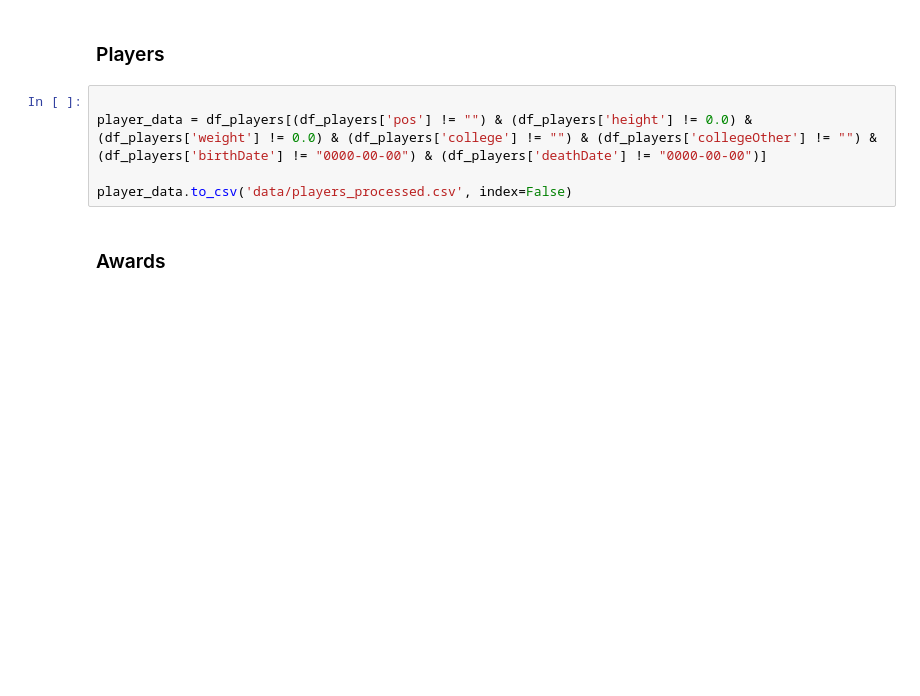
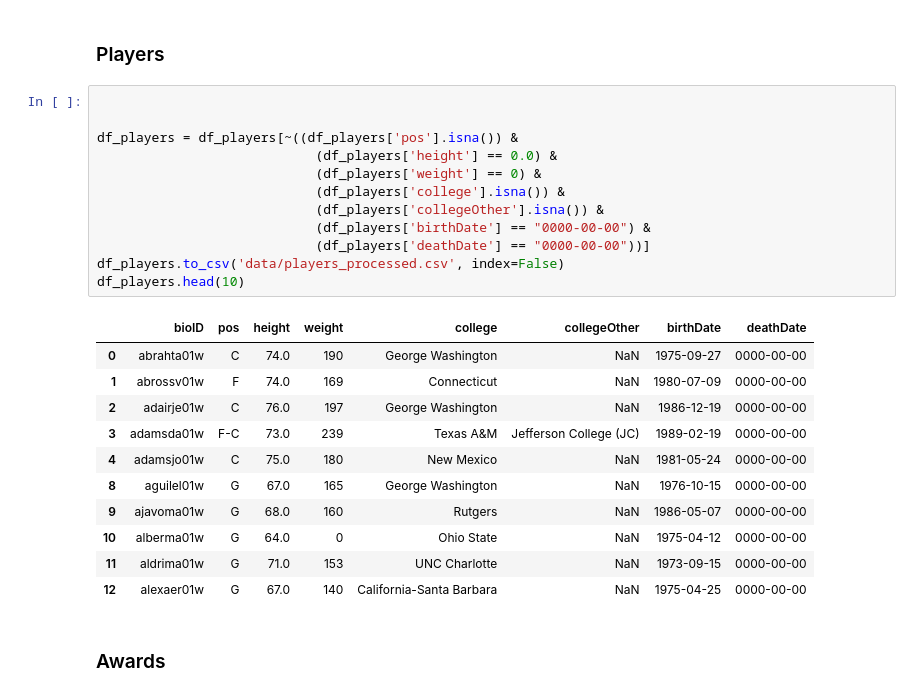
Before and after one commit to Joanaigs/Predict-WNBA-Winners-AC-66, a Jupyter notebook: data_preparation.ipynb, the cells around one changed output. Cells and saved outputs as stored; diff of their text form; blank space fills up the shorter version.

```diff
--- a/data_preparation.ipynb
+++ b/data_preparation.ipynb
@@ -206,9 +209,28 @@ agg_coaches_df.to_csv('data/coaches_processed.csv', index=False)
 ### Players
 # %%
 
-player_data = df_players[(df_players['pos'] != "") & (df_players['height'] != 0.0) & (df_players['weight'] != 0.0) & (df_players['college'] != "") & (df_players['collegeOther'] != "") & (df_players['birthDate'] != "0000-00-00") & (df_players['deathDate'] != "0000-00-00")]
 
-player_data.to_csv('data/players_processed.csv', index=False)
+df_players = df_players[~((df_players['pos'].isna()) &
+                            (df_players['height'] == 0.0) &
+                            (df_players['weight'] == 0) &
+                            (df_players['college'].isna()) &
+                            (df_players['collegeOther'].isna()) &
+                            (df_players['birthDate'] == "0000-00-00") &
+                            (df_players['deathDate'] == "0000-00-00"))]
+df_players.to_csv('data/players_processed.csv', index=False)
+df_players.head(10)
+# %% [output]
+|  | bioID | pos | height | weight | college | collegeOther | birthDate | deathDate |
+| 0 | abrahta01w | C | 74.0 | 190 | George Washington | NaN | 1975-09-27 | 0000-00-00 |
+| 1 | abrossv01w | F | 74.0 | 169 | Connecticut | NaN | 1980-07-09 | 0000-00-00 |
+| 2 | adairje01w | C | 76.0 | 197 | George Washington | NaN | 1986-12-19 | 0000-00-00 |
+| 3 | adamsda01w | F-C | 73.0 | 239 | Texas A&M | Jefferson College (JC) | 1989-02-19 | 0000-00-00 |
+| 4 | adamsjo01w | C | 75.0 | 180 | New Mexico | NaN | 1981-05-24 | 0000-00-00 |
+| 8 | aguilel01w | G | 67.0 | 165 | George Washington | NaN | 1976-10-15 | 0000-00-00 |
+| 9 | ajavoma01w | G | 68.0 | 160 | Rutgers | NaN | 1986-05-07 | 0000-00-00 |
+| 10 | alberma01w | G | 64.0 | 0 | Ohio State | NaN | 1975-04-12 | 0000-00-00 |
+| 11 | aldrima01w | G | 71.0 | 153 | UNC Charlotte | NaN | 1973-09-15 | 0000-00-00 |
+| 12 | alexaer01w | G | 67.0 | 140 | California-Santa Barbara | NaN | 1975-04-25 | 0000-00-00 |
 # %% [markdown]
 ### Awards
 # %%
```
Also changed, not shown: parts of 2 cells of this notebook, 6 other files.
